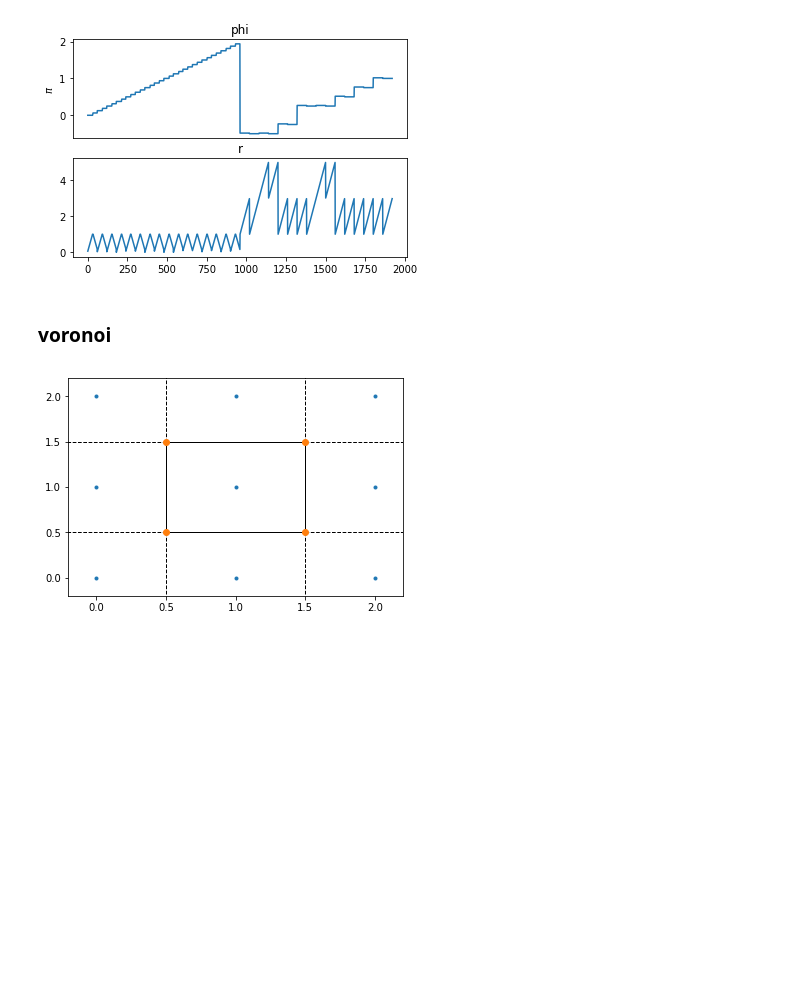
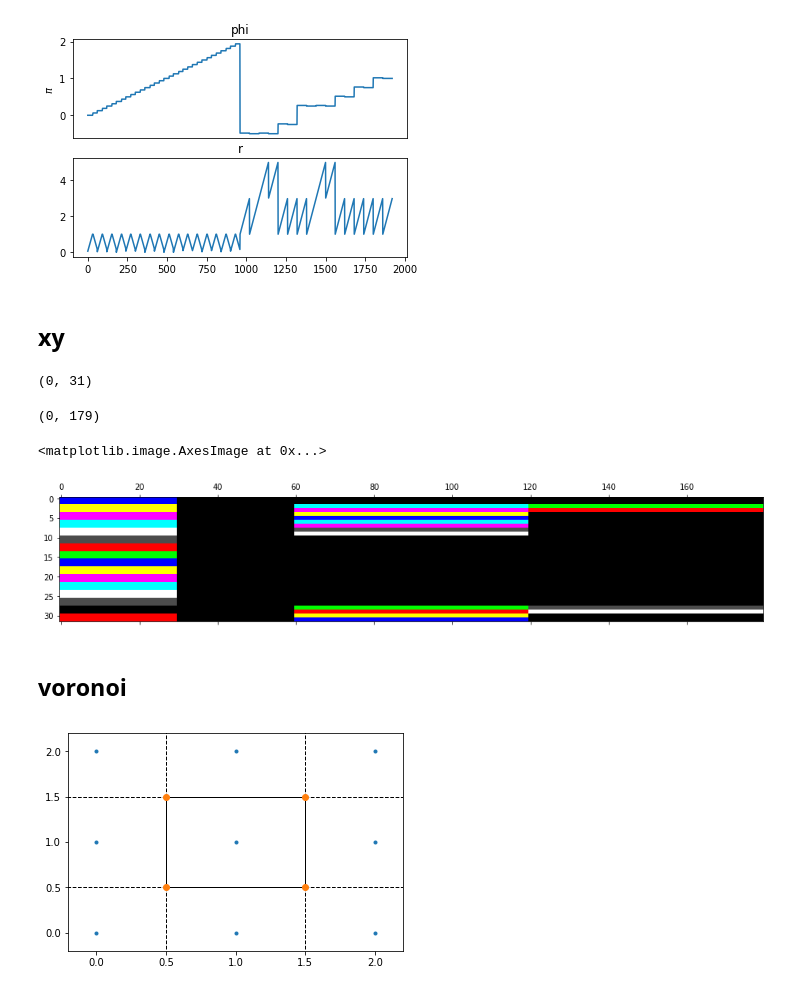
Before and after one commit to nuru-nu/moyo, a Jupyter notebook: notebooks/mapping2.ipynb, the cells around one changed output. Drawn from its saved outputs; the diff is of its cells as text; code cells hidden in the pictures; blank space fills up the shorter version.

Commit message:
Adds xy_mapping.

```diff
--- a/notebooks/mapping2.ipynb
+++ b/notebooks/mapping2.ipynb
@@ -125,8 +127,36 @@ show(disp.draw(animation(**signals)))
 # %% [output]
 [interactive output not drawn]
 [figure]
+# %% [markdown]
+## xy
+# %%
+xy_mapping = A.xy_mapping
+# %%
+# 2x 16
+xy_mapping[:,0].min(), xy_mapping[:,0].max()
+# %% [output]
+(0, 31)
+# %%
+# 3 * 60
+xy_mapping[:,1].min(), xy_mapping[:,1].max()
+# %% [output]
+(0, 179)
+# %%
+
+img = np.zeros([180, 32, 3], np.uint8)
+cols = (A.PositionIdentify.COLORS * 255).astype(np.uint8)
+assert len(cols) == 8 * 60
+for fc_idx in range(4):
+    i0 = 60 * 8 * fc_idx
+    xs = xy_mapping[i0: i0+8*60, 0]
+    ys = xy_mapping[i0: i0+8*60, 1]
+    img[ys, xs] = cols
+plt.matshow(img.transpose([1, 0, 2]))
+# %% [output]
+<matplotlib.image.AxesImage at 0x...>
+[figure, added]
 # %% [markdown]
-### voronoi
+## voronoi
 # %%
 # https://docs.scipy.org/doc/scipy-0.18.1/reference/generated/scipy.spatial.Voronoi.html
 
```
Also changed, not shown: parts of 3 cells of this notebook, 2 other files.
